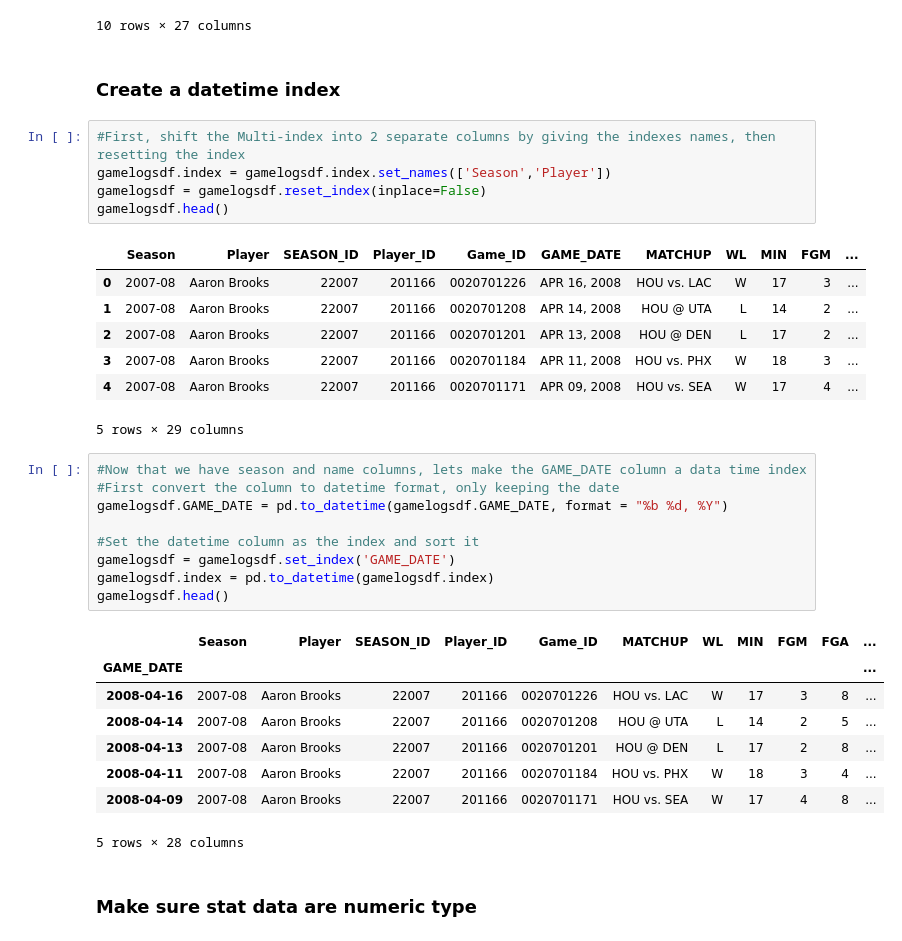
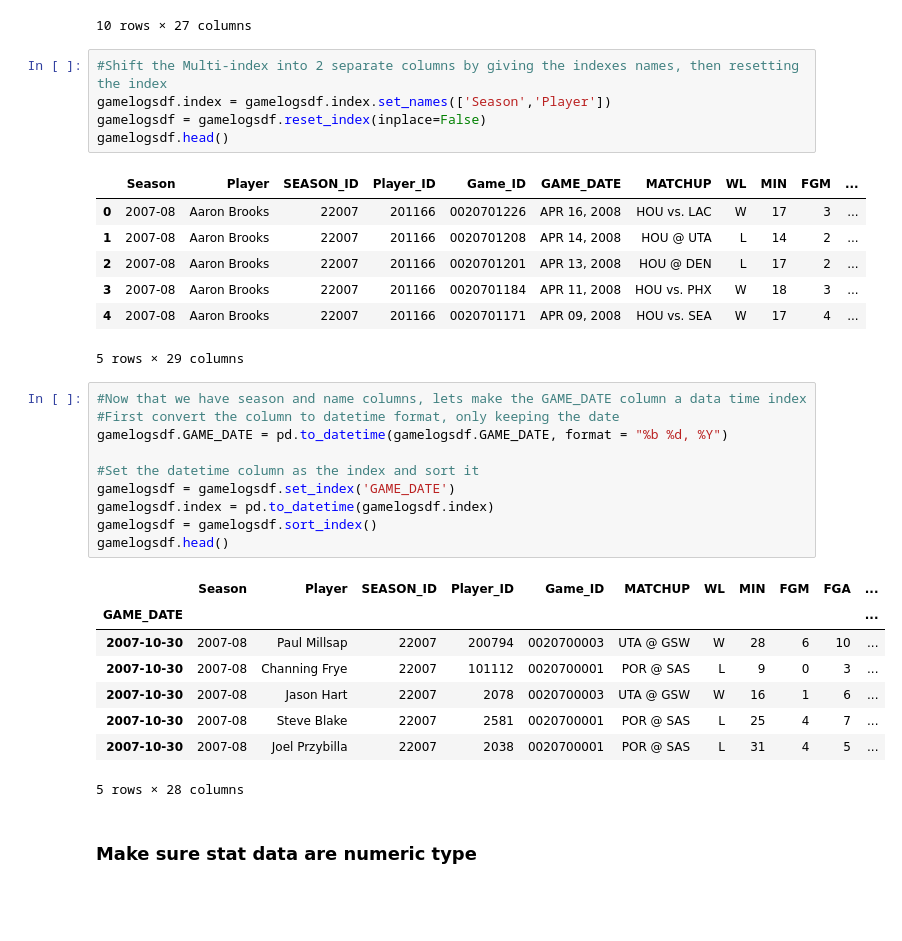
Before and after one commit to KaanME/NBA-Fantasy-Score-Predictor, a Jupyter notebook: NBA Data Wrangling.ipynb, the cells around one changed output. Drawn from its saved outputs; the diff is of its cells as text; blank space fills up the shorter version.

```diff
--- a/NBA Data Wrangling.ipynb
+++ b/NBA Data Wrangling.ipynb
@@ -118,10 +121,8 @@ gamelogsdf.head().append(gamelogsdf.tail())
 |  | Zhou Qi | 22017 | 1627753 | 0021700080 | OCT 28, 2017 | HOU @ MEM | L | 3 | 0 | 1 | ... |
 |  | Zhou Qi | 22017 | 1627753 | 0021700032 | OCT 21, 2017 | HOU vs. DAL | W | 7 | 0 | 1 | ... |
 10 rows × 27 columns
-# %% [markdown]
-### Create a datetime index
 # %%
-#First, shift the Multi-index into 2 separate columns by giving the indexes names, then resetting the index
+#Shift the Multi-index into 2 separate columns by giving the indexes names, then resetting the index
 gamelogsdf.index = gamelogsdf.index.set_names(['Season','Player'])
 gamelogsdf = gamelogsdf.reset_index(inplace=False)
 gamelogsdf.head()
@@ -136,20 +137,21 @@ gamelogsdf.head()
 # %%
 #Now that we have season and name columns, lets make the GAME_DATE column a data time index
 #First convert the column to datetime format, only keeping the date
 gamelogsdf.GAME_DATE = pd.to_datetime(gamelogsdf.GAME_DATE, format = "%b %d, %Y")
 
 #Set the datetime column as the index and sort it
 gamelogsdf = gamelogsdf.set_index('GAME_DATE')
 gamelogsdf.index = pd.to_datetime(gamelogsdf.index)
+gamelogsdf = gamelogsdf.sort_index()
 gamelogsdf.head()
 # %% [output]
 |  | Season | Player | SEASON_ID | Player_ID | Game_ID | MATCHUP | WL | MIN | FGM | FGA | ... |
 | GAME_DATE |  |  |  |  |  |  |  |  |  |  | ... |
-| 2008-04-16 | 2007-08 | Aaron Brooks | 22007 | 201166 | 0020701226 | HOU vs. LAC | W | 17 | 3 | 8 | ... |
-| 2008-04-14 | 2007-08 | Aaron Brooks | 22007 | 201166 | 0020701208 | HOU @ UTA | L | 14 | 2 | 5 | ... |
-| 2008-04-13 | 2007-08 | Aaron Brooks | 22007 | 201166 | 0020701201 | HOU @ DEN | L | 17 | 2 | 8 | ... |
-| 2008-04-11 | 2007-08 | Aaron Brooks | 22007 | 201166 | 0020701184 | HOU vs. PHX | W | 18 | 3 | 4 | ... |
-| 2008-04-09 | 2007-08 | Aaron Brooks | 22007 | 201166 | 0020701171 | HOU vs. SEA | W | 17 | 4 | 8 | ... |
+| 2007-10-30 | 2007-08 | Paul Millsap | 22007 | 200794 | 0020700003 | UTA @ GSW | W | 28 | 6 | 10 | ... |
+| 2007-10-30 | 2007-08 | Channing Frye | 22007 | 101112 | 0020700001 | POR @ SAS | L | 9 | 0 | 3 | ... |
+| 2007-10-30 | 2007-08 | Jason Hart | 22007 | 2078 | 0020700003 | UTA @ GSW | W | 16 | 1 | 6 | ... |
+| 2007-10-30 | 2007-08 | Steve Blake | 22007 | 2581 | 0020700001 | POR @ SAS | L | 25 | 4 | 7 | ... |
+| 2007-10-30 | 2007-08 | Joel Przybilla | 22007 | 2038 | 0020700001 | POR @ SAS | L | 31 | 4 | 5 | ... |
 5 rows × 28 columns
 # %% [markdown]
 ### Make sure stat data are numeric type
```
Also changed, not shown: parts of 47 cells of this notebook.
